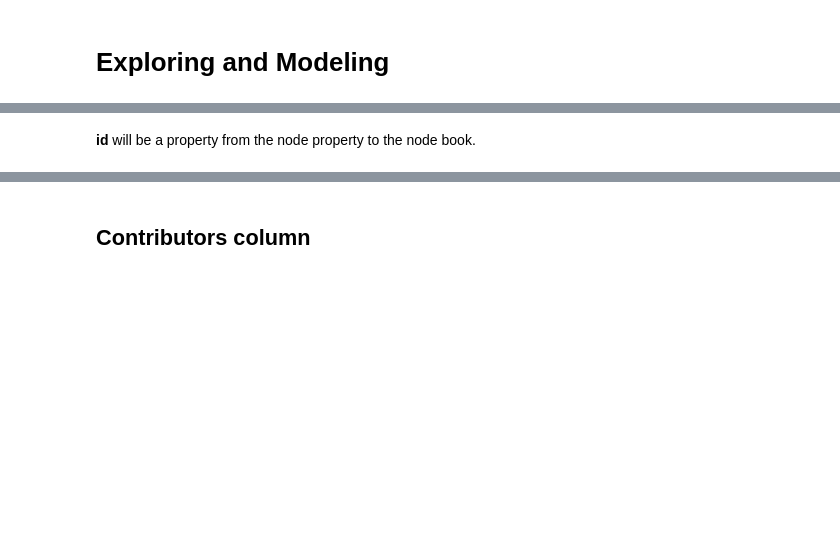
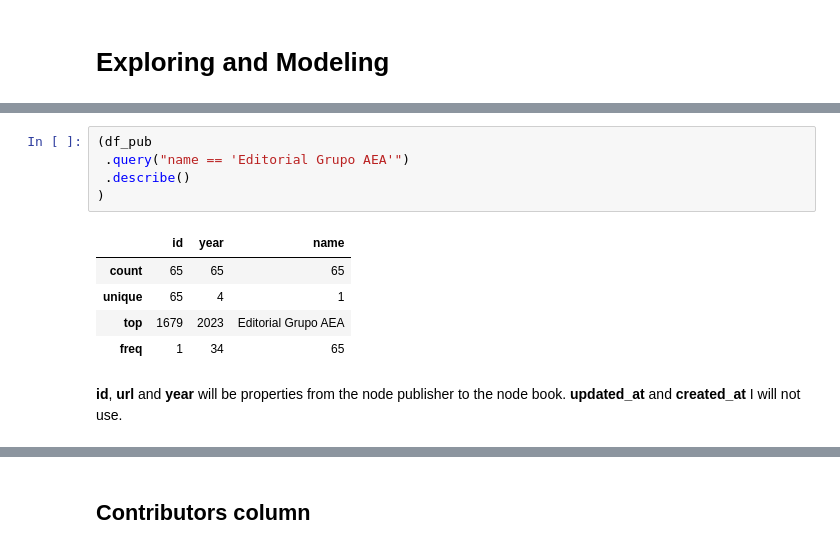
Before and after one commit to V-O-A/Open-textbooks-graph-database, a Jupyter notebook: building.ipynb, the cells around one changed output, grey strips where cells are left out. Saved outputs shown, nothing was run; the diff lists cells and outputs as text; blank space fills up the shorter version.

```diff
--- a/building.ipynb
+++ b/building.ipynb
@@ -70,2 +126,13 @@ df_pub.describe()
+# %%
+(df_pub
+ .query("name == 'Editorial Grupo AEA'")
+ .describe()
+)
+# %% [output]
+|  | id | year | name |
+| count | 65 | 65 | 65 |
+| unique | 65 | 4 | 1 |
+| top | 1679 | 2023 | Editorial Grupo AEA |
+| freq | 1 | 34 | 65 |
 # %% [markdown]
-**id** will be a property from the node property to the node book.
+**id**, **url** and **year** will be properties from the node publisher to the node book. **updated_at** and **created_at** I will not use.
```
Also changed, not shown: parts of 62 cells of this notebook.
